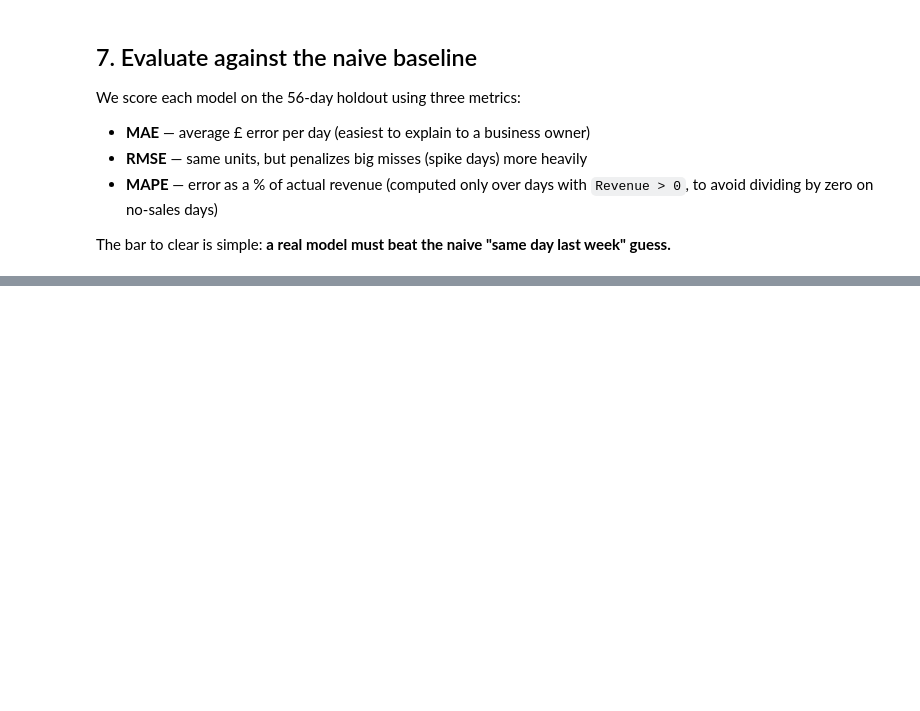
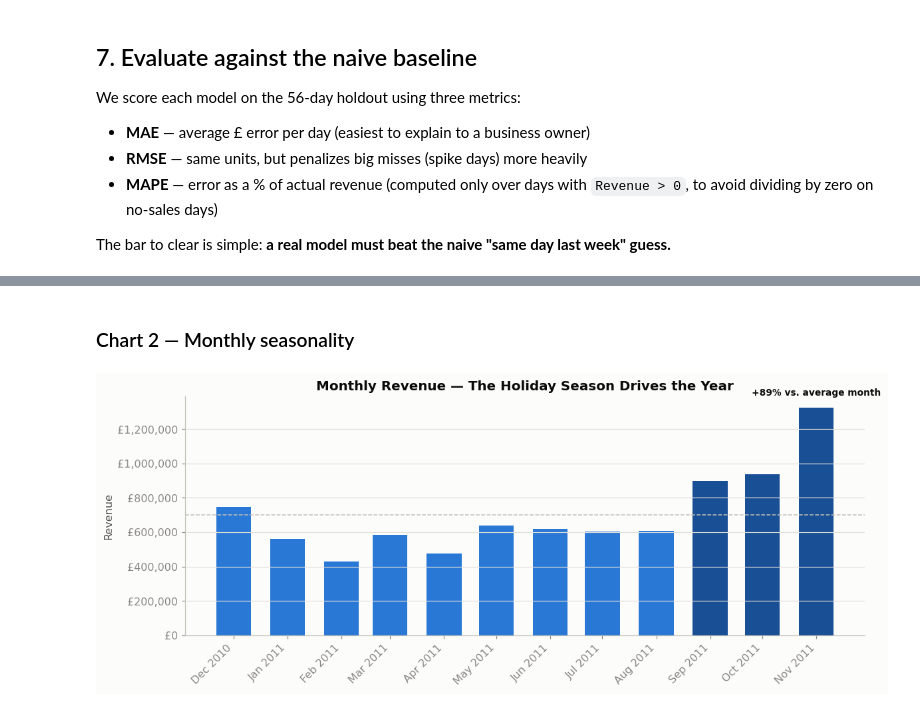
Before and after one commit to SONWA560/FUTURE_ML_01, a Jupyter notebook: notebooks/01_sales_forecasting.ipynb, the cells around one changed output, grey strips where cells are left out. Saved outputs shown, nothing was run; the diff lists cells and outputs as text; code cells hidden in the pictures; blank space fills up the shorter version.

```diff
--- a/notebooks/01_sales_forecasting.ipynb
+++ b/notebooks/01_sales_forecasting.ipynb
@@ -364,0 +425,32 @@ On a typical day, the Linear Regression forecast is off by about £10,480 — ro
+# %% [markdown]
+### Chart 2 — Monthly seasonality
+# %%
+monthly = daily_revenue.set_index("Date")["Revenue"].resample("MS").sum()
+avg_month = monthly.mean()
+colors = [SERIES_1 if v <= avg_month * 1.15 else "#184f95" for v in monthly.values]
+
+fig, ax = plt.subplots(figsize=(11, 4.5))
+bars = ax.bar(monthly.index, monthly.values, width=20, color=colors)
+ax.axhline(avg_month, color=BASELINE, linewidth=1, linestyle="--")
+peak_month = monthly.idxmax()
+peak_pct = (monthly.max() / avg_month - 1) * 100
+ax.annotate(
+    f"+{peak_pct:.0f}% vs. average month",
+    xy=(peak_month, monthly.max()),
+    xytext=(0, 12),
+    textcoords="offset points",
+    ha="center",
+    fontsize=9,
+    color="#0b0b0b",
+    fontweight="bold",
+)
+ax.set_title("Monthly Revenue — The Holiday Season Drives the Year")
+ax.set_ylabel("Revenue")
+currency_axis(ax)
+ax.set_xticks(monthly.index)
+ax.set_xticklabels(monthly.index.strftime("%b %Y"), rotation=45, ha="right")
+fig.tight_layout()
+fig.savefig("../outputs/figures/02_monthly_seasonality.png")
+plt.show()
+# %% [output]
+[figure, added]
```
Also changed, not shown: parts of 17 cells of this notebook, 7 other files.
